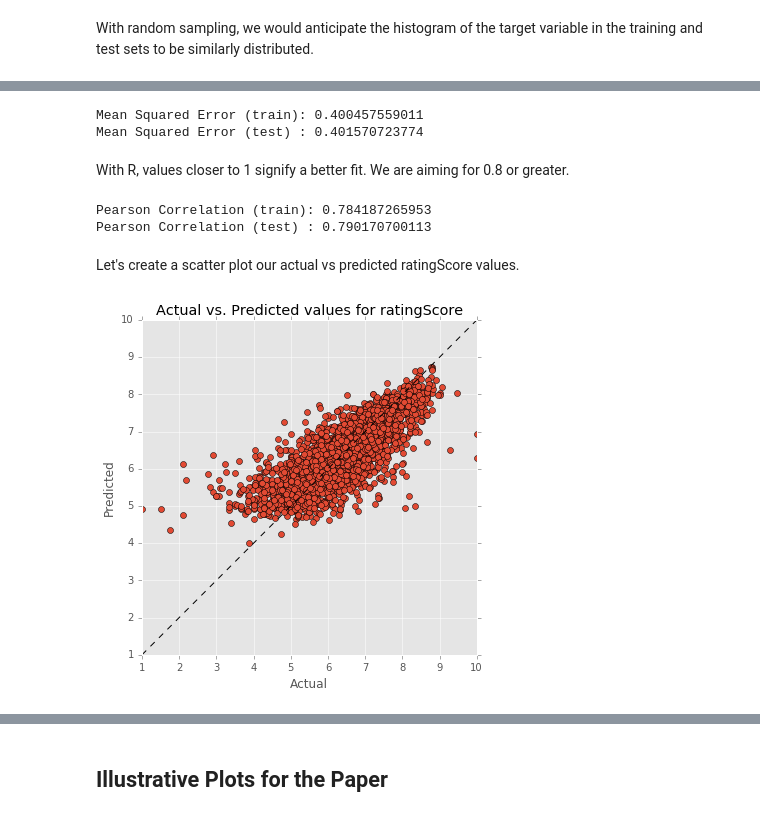
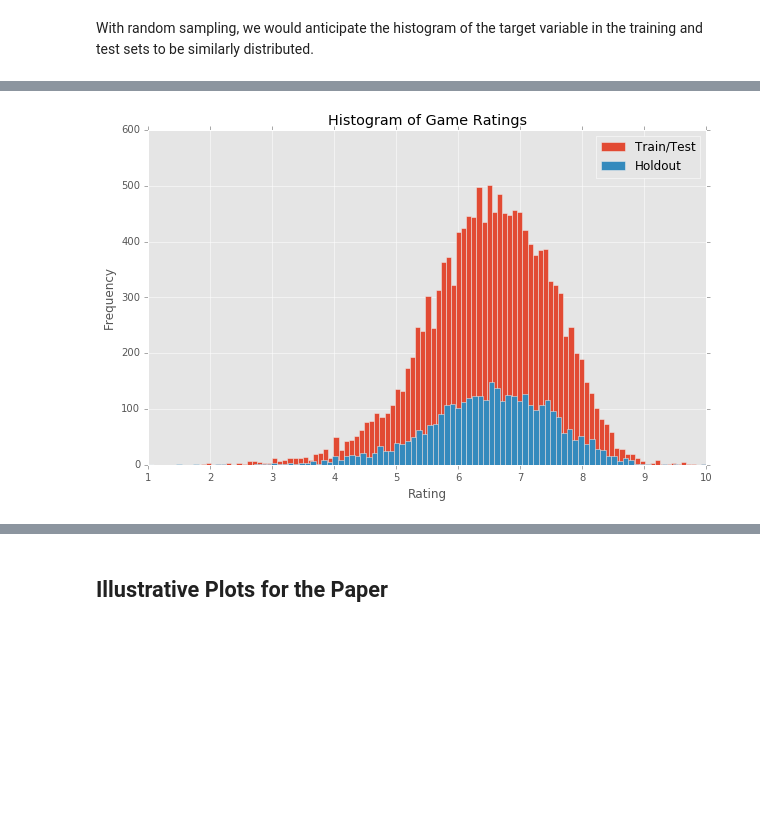
Before and after one commit to rcalme/udacity-capstone, a Jupyter notebook: Notebook/DataInvestigation.ipynb, the cells around one changed output, grey strips where cells are left out. Cells and saved outputs as stored; diff of their text form; code cells hidden in the pictures; blank space fills up the shorter version.

```diff
--- a/Notebook/DataInvestigation.ipynb
+++ b/Notebook/DataInvestigation.ipynb
@@ -163,15 +163,18 @@ An 80/20 split seems reasonable, with the amount of data we have available.
 # %%
-# Determine the number of observations to include in the training set
-num_train = int(0.8 * df.shape[0])
-
-# Select features (X) and corresponding labels (y) for the training and test sets
+# Select features (X) and corresponding labels (y) for the trainingCV and holdout sets
 # train_test_split() shuffles data randomly. We will set the random state for consistency
 from sklearn.cross_validation import train_test_split
-X_train, X_test, y_train, y_test = train_test_split(
-    X_all, y_all,
-    train_size=num_train,
+# X/y_train are 80% of data, for use in training/testing models.
+# X/y_holdout are 20% of data, for use in proving model performance at the end.
+X_train, X_holdout, y_train, y_holdout = train_test_split(
+    np.array(X_all), np.array(y_all),
+    train_size=0.8,
     random_state=12)
 
-print "Training set includes {} samples".format(X_train.shape[0])
-print "Test set includes     {} samples".format(X_test.shape[0])
+from sklearn.cross_validation import KFold
+# We will split X_train into train and test 10 times via KFold
+kf = KFold(len(X_base), n_folds=10, shuffle=True, random_state=12)
+
+print "Cross-validated Training set includes {} samples".format(len(X_train))
+print "Holdout/Validation set includes       {} samples".format(len(X_holdout))
 # %% [output]
@@ -214,14 +184,0 @@ Let's try a Random Forest regressor first, with no parameter grid search.
-# %%
-# Random Forest is a tree-based learner.
-from sklearn.ensemble import RandomForestRegressor
-reg = RandomForestRegressor(
-    n_estimators=2000,
-    min_samples_split=5,
-    max_features=None,
-    oob_score=True,
-    random_state=12)
-
-# Fit model to training data
-train_regressor(reg, X_train, y_train)
-# And predict the test set with that trained regressor
-y_pred = predict(reg, X_test, y_test)
@@ -237,31 +185,12 @@ With MSE, smaller values signify a better fit.
-# %%
-from sklearn.metrics import mean_squared_error
-print "Mean Squared Error (train): {}".format(mean_squared_error(y_train, reg.oob_prediction_))
-print "Mean Squared Error (test) : {}".format(mean_squared_error(y_test,  y_pred))
-# %% [output]
-Mean Squared Error (train): 0.400457559011
-Mean Squared Error (test) : 0.401570723774
-# %% [markdown]
-With R, values closer to 1 signify a better fit. We are aiming for 0.8 or greater.
-# %%
-from scipy.stats import pearsonr
-print "Pearson Correlation (train): {}".format(pearsonr(y_train, reg.oob_prediction_)[0])
-print "Pearson Correlation (test) : {}".format(pearsonr(y_test, y_pred)[0])
-# %% [output]
-Pearson Correlation (train): 0.784187265953
-Pearson Correlation (test) : 0.790170700113
-# %% [markdown]
-Let's create a scatter plot our actual vs predicted ratingScore values.
-# %%
-plt.figure(figsize=(6,6))
-plt.plot(y_test, y_pred, 'o')
-plt.plot([1, 10], [1, 10], 'k--')
-plt.xlabel("Actual")
-plt.ylabel("Predicted")
-plt.title("Actual vs. Predicted values for ratingScore")
-plt.xlim(1, 10)
-plt.ylim(1, 10)
-plt.gca().set_aspect('equal', adjustable='box')
-plt.show()
-# %% [output]
-[figure, removed]
+# %%
+plt.figure(figsize=(10,6))
+plt.hist(y_train, 100, label="Train/Test")
+plt.hist(y_holdout, 100, label="Holdout")
+plt.legend(loc='upper right')
+plt.xlim(xmin=1, xmax=10)
+plt.xlabel("Rating")
+plt.ylabel("Frequency")
+plt.title("Histogram of Game Ratings")
+plt.show()
+# %% [output]
+[figure, added]
```
Also changed, not shown: parts of 43 cells of this notebook.
